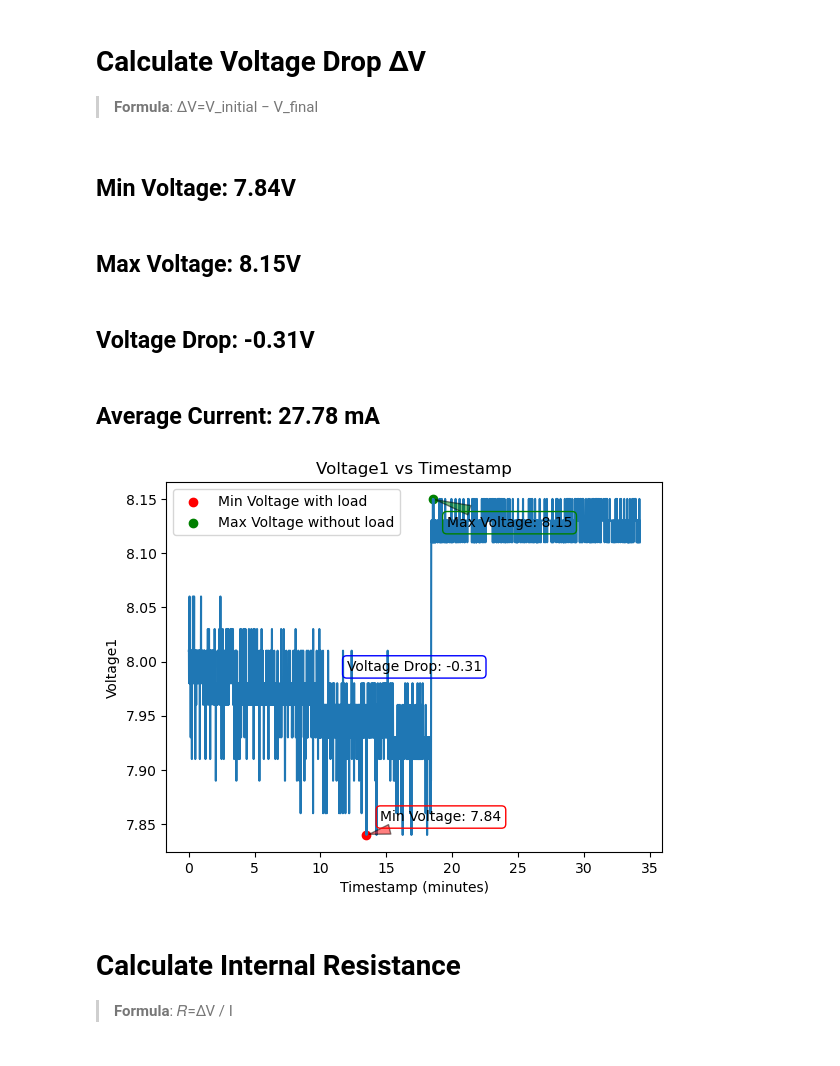
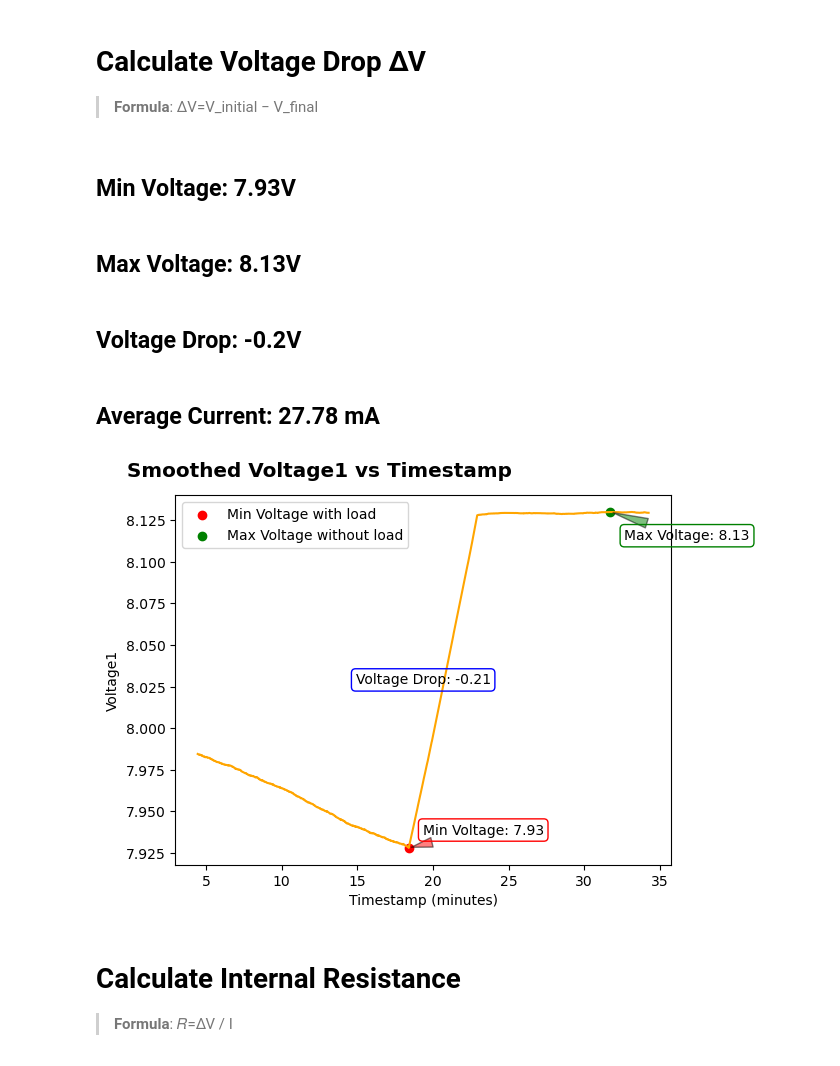
Before and after one commit to Sundeep-D/Battery-management-System-Labs, a Jupyter notebook: Labs/Lab04/OCV Curve/OCV Curve.ipynb, the cells around one changed output. Saved outputs shown, nothing was run; the diff lists cells and outputs as text; code cells hidden in the pictures.

```diff
--- a/Labs/Lab04/OCV Curve/OCV Curve.ipynb
+++ b/Labs/Lab04/OCV Curve/OCV Curve.ipynb
@@ -87,70 +98,68 @@ df = pd.read_csv('OCV-LOG.csv')
 df['Timestamp'] = pd.to_datetime(df['Timestamp'], unit='ms')
 df['Timestamp'] = (df['Timestamp'] - df['Timestamp'].min()).dt.total_seconds() / 60
 
-# Print minimum and maximum values of Voltage1
-min_voltage = df['Voltage1'].min()
-max_voltage = df['Voltage1'].max()
-printmd(f'Min Voltage: {min_voltage:.2f}V')
-printmd(f'Max Voltage: {max_voltage:.2f}V')
+# Apply a rolling mean to smooth the 'Voltage1' data
+df['Voltage1_smoothed'] = df['Voltage1'].rolling(window=window_size).mean()
 
-# Plot the graph
-plt.plot(df['Timestamp'], df['Voltage1'])
+# Print minimum and maximum values of Voltage1 from smoothed data
+min_voltage_smoothed = df['Voltage1_smoothed'].min()
+max_voltage_smoothed = df['Voltage1_smoothed'].max()
+printmd(f'Min Voltage: {min_voltage_smoothed:.2f}V')
+printmd(f'Max Voltage: {max_voltage_smoothed:.2f}V')
+
+# Plot the smoothed graph
+plt.plot(df['Timestamp'], df['Voltage1_smoothed'], color='orange')
 plt.xlabel('Timestamp (minutes)')
 plt.ylabel('Voltage1')
-plt.title('Voltage1 vs Timestamp')
+
+# Set the title for the entire figure (top-left corner)
+plt.suptitle(f'Smoothed Voltage1 vs Timestamp', x=0.05, y=0.95, ha='left', fontsize='x-large', fontweight='bold')
 
 # Highlight minimum and maximum values on the plot with annotations
-plt.scatter(df['Timestamp'][df['Voltage1'].idxmin()], min_voltage, color='red', label='Min Voltage with load')
-plt.scatter(df['Timestamp'][df['Voltage1'].idxmax()], max_voltage, color='green', label='Max Voltage without load')
-plt.annotate(f'Min Voltage: {min_voltage:.2f}',
-             xy=(df['Timestamp'][df['Voltage1'].idxmin()], min_voltage),
+plt.scatter(df['Timestamp'][df['Voltage1_smoothed'].idxmin()], min_voltage_smoothed, color='red', label='Min Voltage with load')
+plt.scatter(df['Timestamp'][df['Voltage1_smoothed'].idxmax()], max_voltage_smoothed, color='green', label='Max Voltage without load')
+plt.annotate(f'Min Voltage: {min_voltage_smoothed:.2f}',
+             xy=(df['Timestamp'][df['Voltage1_smoothed'].idxmin()], min_voltage_smoothed),
              xytext=(10, 10),
              textcoords='offset points',
              arrowprops=dict(facecolor='red', arrowstyle='wedge,tail_width=0.7', alpha=0.5),
              bbox=dict(boxstyle='round,pad=0.3', edgecolor='red', facecolor='none'))
 
-plt.annotate(f'Max Voltage: {max_voltage:.2f}',
-             xy=(df['Timestamp'][df['Voltage1'].idxmax()], max_voltage),
+plt.annotate(f'Max Voltage: {max_voltage_smoothed:.2f}',
+             xy=(df['Timestamp'][df['Voltage1_smoothed'].idxmax()], max_voltage_smoothed),
              xytext=(10, -20),
              textcoords='offset points',
              arrowprops=dict(facecolor='green', arrowstyle='wedge,tail_width=0.7', alpha=0.5),
              bbox=dict(boxstyle='round,pad=0.3', edgecolor='green', facecolor='none'))
 
-# # Calculate voltage drop
-# voltage_drop = max_voltage - min_voltage
-# Calculate voltage drop as per ΔV=V_initial − V_final
-voltage_drop = min_voltage - max_voltage
+# Calculate voltage drop from smoothed data
+voltage_drop = min_voltage_smoothed - max_voltage_smoothed
 
 # Highlight voltage drop on the plot
-plt.annotate(f'Voltage Drop: {voltage_drop:.2f}', xy=(0.5, 0.5), xycoords='axes fraction',
+plt.annotate(f'Voltage Drop: {voltage_drop_smoothed:.2f}', xy=(0.5, 0.5), xycoords='axes fraction',
              ha='center', va='center', bbox=dict(boxstyle='round,pad=0.3', edgecolor='blue', facecolor='none'))
 
-voltage_drop=round(voltage_drop,2)
+voltage_drop = round(voltage_drop, 2)
 # Print voltage drop value
 printmd(f'Voltage Drop: {voltage_drop}V')
 
 # Calculate average current excluding zero values
-current = df.loc[df['Current'] != 0, 'Current'].mean()
+current_smoothed = df.loc[df['Current'] != 0, 'Current'].mean()
 
-# # Highlight average current on the plot
-# plt.annotate(f'Average Current: {average_current:.2f} A', xy=(0.5, 0.3), xycoords='axes fraction',
-#              ha='center', va='center', bbox=dict(boxstyle='round,pad=0.3', edgecolor='orange', facecolor='none'))
-
-current = round(average_current,2)
 # Print average current value
-printmd(f'Average Current: {current} mA')
-
+current_smoothed = round(current_smoothed, 2)
+printmd(f'Average Current: {current_smoothed} mA')
 
 # Show legend for the markers
 plt.legend()
 
 plt.show()
 # %% [output]
-<h2>Min Voltage: 7.84V</h2>
+<h2>Min Voltage: 7.93V</h2>
-<h2>Max Voltage: 8.15V</h2>
+<h2>Max Voltage: 8.13V</h2>
-<h2>Voltage Drop: -0.31V</h2>
+<h2>Voltage Drop: -0.2V</h2>
 <h2>Average Current: 27.78 mA</h2>
-[figure, old version]
+[figure, new version]
 # %% [markdown]
 # Calculate Internal Resistance
 
```
Also changed, not shown: parts of 7 cells of this notebook, 2 other files.
